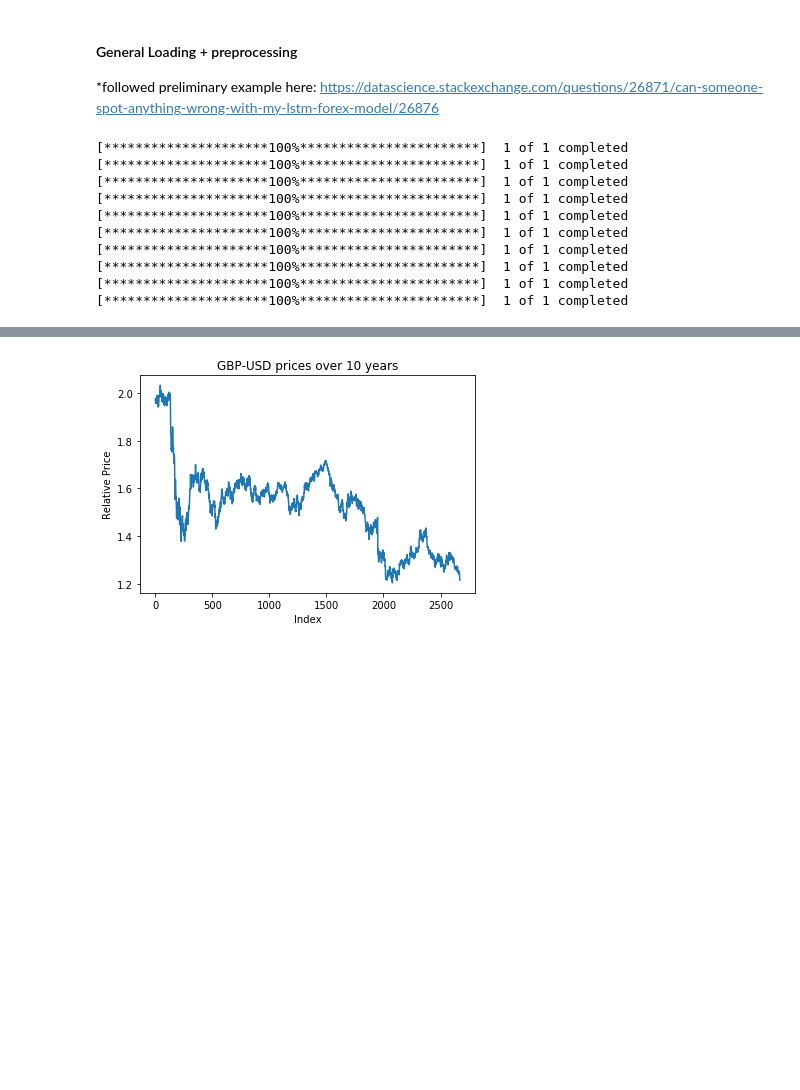
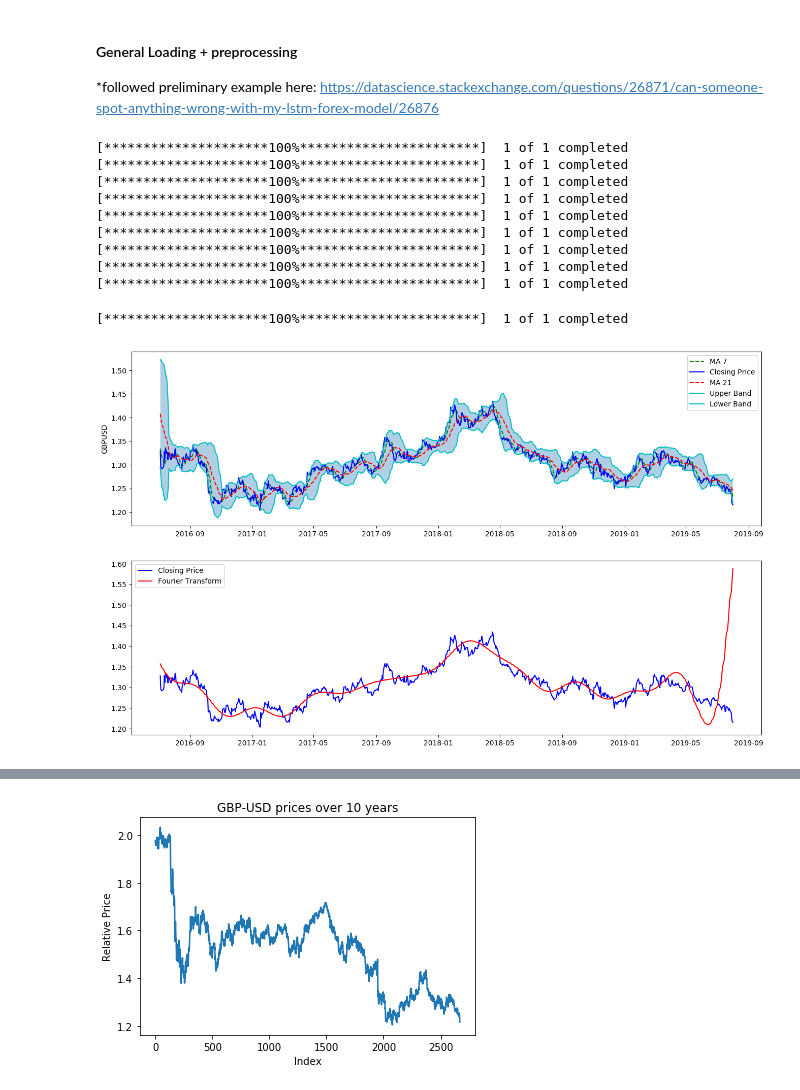
Before and after one commit to ramanvilkhu/deepFX, a Jupyter notebook: fx_technical.ipynb, the cells around one changed output, grey strips where cells are left out. Drawn from its saved outputs; the diff is of its cells as text; code cells hidden in the pictures; blank space fills up the shorter version.

```diff
--- a/fx_technical.ipynb
+++ b/fx_technical.ipynb
@@ -21,13 +24,13 @@ end_date = '2019-08-01'
 datacorr = {}
 
 ##1 - euro/gbp
-datacorr['eurgbp'] = yf.download('EURGBP=X',start_date,end_date2)
+datacorr['eurgbp'] = yf.download('EURGBP=X',start_date,end_date)
 
 ##2 - FTSE 100
 datacorr['ftse'] = yf.download('^FTSE',start_date,end_date)
 
 ##3 - VIX (volatility index)
-datacorr['vix'] = yf.download('^VIX',start_date,end_date)
+#datacorr['vix'] = yf.download('^VIX',start_date,end_date)
 
 ##4 - euro/usd
 datacorr['eurusd'] = yf.download('EURUSD=X',start_date,end_date)
@@ -42,12 +45,19 @@ datacorr['ixic'] = yf.download('^IXIC',start_date,end_date)
 datacorr['n225'] = yf.download('^N225',start_date,end_date)
 
 ##8 - usd/jpy
-datacorr['usdjpy'] = yf.download('USDJPY=X',start_date,end_date)
+#datacorr['usdjpy'] = yf.download('USDJPY=X',start_date,end_date)
 
 ##9 - gbp/jpy
 datacorr['gbpjpy'] = yf.download('GBPJPY=X',start_date,end_date)
 
+##10 - usd/cny
 datacorr['usdcny'] = yf.download('USDCNY=X',start_date,end_date)
+
+##11 - gbp/cny
+datacorr['gbpcny'] = yf.download('GBPCNY=X',start_date,end_date)
+
+##12 - TNX (Treasury Yield 10 Years)
+datacorr['tnx'] = yf.download('^TNX',start_date,end_date)
 # %% [output]
 [*********************100%***********************]  1 of 1 completed
 [*********************100%***********************]  1 of 1 completed
@@ -58,4 +68,3 @@ datacorr['usdcny'] = yf.download('USDCNY=X',start_date,end_date)
 [*********************100%***********************]  1 of 1 completed
 [*********************100%***********************]  1 of 1 completed
 [*********************100%***********************]  1 of 1 completed
-[*********************100%***********************]  1 of 1 completed
@@ -62,3 +108,45 @@ datacorr['usdcny'] = yf.download('USDCNY=X',start_date,end_date)
+# %%
+#Get technical indicators on main price
+
+##Load main data
+data = yf.download('GBPUSD=X',start_date,end_date)
+data = get_technical_indicators(data)
+# %% [output]
+[*********************100%***********************]  1 of 1 completed
+# %%
+#Visualize technical indicators (for poster)
+last_days = 400
+last_days = 800
+
+plt.figure(figsize=(16, 10), dpi=100)
+shape_0 = data.shape[0]
+xmacd_ = shape_0-last_days
+
+data = data.iloc[-last_days:, :]
+x_ = range(3, data.shape[0])
+x_ =list(data.index)
+
+# Plot first subplot
+plt.subplot(2, 1, 1)
+plt.plot(data['ma7'],label='MA 7', color='g',linestyle='--')
+plt.plot(data['Close'],label='Closing Price', color='b')
+plt.plot(data['ma21'],label='MA 21', color='r',linestyle='--')
+plt.plot(data['upper_band'],label='Upper Band', color='c')
+plt.plot(data['lower_band'],label='Lower Band', color='c')
+plt.fill_between(x_, data['lower_band'], data['upper_band'], alpha=0.35)
+#plt.title('Technical indicators for Goldman Sachs - last {} days.'.format(last_days))
+plt.ylabel('GBPUSD')
+plt.legend()
+
+# Plot second subplot
+plt.subplot(2, 1, 2)
+plt.plot(data['Close'],label='Closing Price', color='b')
+plt.plot(data['fft'],label='Fourier Transform', color='r')
+
+plt.legend()
+plt.show()
+# %% [output]
+[figure, added]
 # %%
 def scale(X):
     Xmax = max(X)
```
Also changed, not shown: parts of 12 cells of this notebook, 4 other files.
